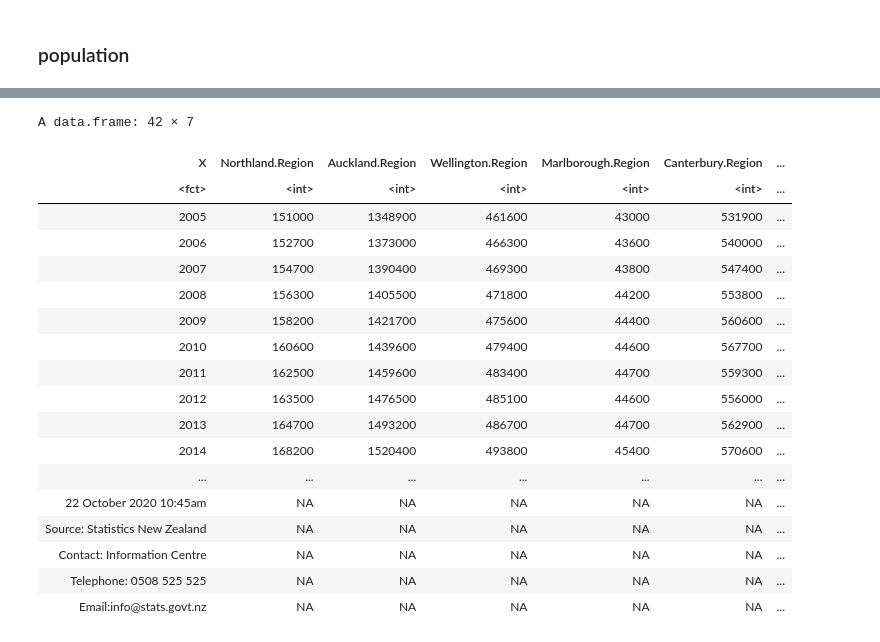
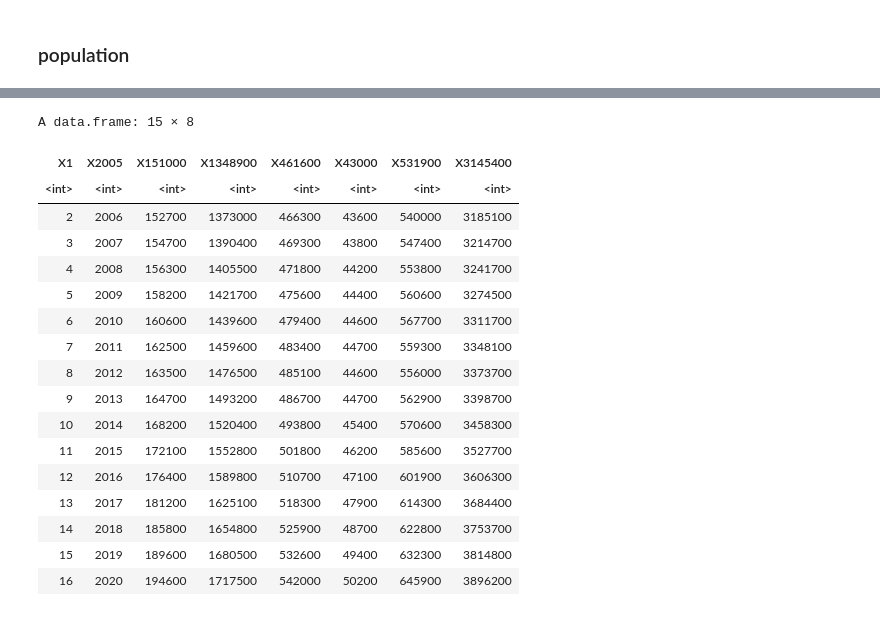
Before and after one commit to adaizh/datamac, a Jupyter notebook: population clean up.ipynb, the cells around one changed output, grey strips where cells are left out. Saved outputs shown, nothing was run; the diff lists cells and outputs as text; code cells hidden in the pictures.

```diff
--- a/population clean up.ipynb
+++ b/population clean up.ipynb
@@ -175,26 +101,25 @@ write.csv(population_change_rate, file = "population_change_rate.csv")
 # %%
-region_population <- read.csv(file="region population.csv", skip = 1)
+region_population <- read.csv(file="region_population.csv", skip = 1)
 region_population
 # %% [output]
-A data.frame: 42 × 7
+A data.frame: 15 × 8
-| X | Northland.Region | Auckland.Region | Wellington.Region | Marlborough.Region | Canterbury.Region | ... |
-| <fct> | <int> | <int> | <int> | <int> | <int> | ... |
-| 2005 | 151000 | 1348900 | 461600 | 43000 | 531900 | ... |
-| 2006 | 152700 | 1373000 | 466300 | 43600 | 540000 | ... |
-| 2007 | 154700 | 1390400 | 469300 | 43800 | 547400 | ... |
-| 2008 | 156300 | 1405500 | 471800 | 44200 | 553800 | ... |
-| 2009 | 158200 | 1421700 | 475600 | 44400 | 560600 | ... |
-| 2010 | 160600 | 1439600 | 479400 | 44600 | 567700 | ... |
-| 2011 | 162500 | 1459600 | 483400 | 44700 | 559300 | ... |
-| 2012 | 163500 | 1476500 | 485100 | 44600 | 556000 | ... |
-| 2013 | 164700 | 1493200 | 486700 | 44700 | 562900 | ... |
-| 2014 | 168200 | 1520400 | 493800 | 45400 | 570600 | ... |
-| ... | ... | ... | ... | ... | ... | ... |
-| 22 October 2020 10:45am | NA | NA | NA | NA | NA | ... |
-| Source: Statistics New Zealand | NA | NA | NA | NA | NA | ... |
-| Contact: Information Centre | NA | NA | NA | NA | NA | ... |
-| Telephone: 0508 525 525 | NA | NA | NA | NA | NA | ... |
-| Email:info@stats.govt.nz | NA | NA | NA | NA | NA | ... |
+| X1 | X2005 | X151000 | X1348900 | X461600 | X43000 | X531900 | X3145400 |
+| <int> | <int> | <int> | <int> | <int> | <int> | <int> | <int> |
+| 2 | 2006 | 152700 | 1373000 | 466300 | 43600 | 540000 | 3185100 |
+| 3 | 2007 | 154700 | 1390400 | 469300 | 43800 | 547400 | 3214700 |
+| 4 | 2008 | 156300 | 1405500 | 471800 | 44200 | 553800 | 3241700 |
+| 5 | 2009 | 158200 | 1421700 | 475600 | 44400 | 560600 | 3274500 |
+| 6 | 2010 | 160600 | 1439600 | 479400 | 44600 | 567700 | 3311700 |
+| 7 | 2011 | 162500 | 1459600 | 483400 | 44700 | 559300 | 3348100 |
+| 8 | 2012 | 163500 | 1476500 | 485100 | 44600 | 556000 | 3373700 |
+| 9 | 2013 | 164700 | 1493200 | 486700 | 44700 | 562900 | 3398700 |
+| 10 | 2014 | 168200 | 1520400 | 493800 | 45400 | 570600 | 3458300 |
+| 11 | 2015 | 172100 | 1552800 | 501800 | 46200 | 585600 | 3527700 |
+| 12 | 2016 | 176400 | 1589800 | 510700 | 47100 | 601900 | 3606300 |
+| 13 | 2017 | 181200 | 1625100 | 518300 | 47900 | 614300 | 3684400 |
+| 14 | 2018 | 185800 | 1654800 | 525900 | 48700 | 622800 | 3753700 |
+| 15 | 2019 | 189600 | 1680500 | 532600 | 49400 | 632300 | 3814800 |
+| 16 | 2020 | 194600 | 1717500 | 542000 | 50200 | 645900 | 3896200 |
 # %%
 region_population <- region_population %>% rename(year = x)
 # %% [output]
```
Also changed, not shown: parts of 9 cells of this notebook, 9 other files.
